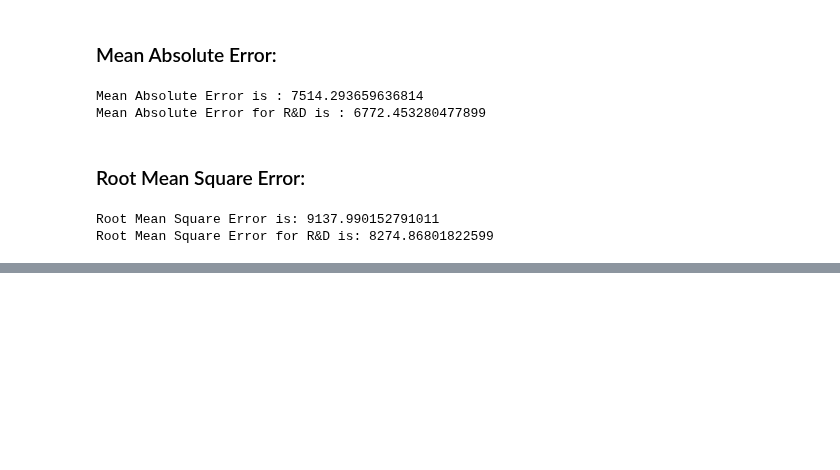
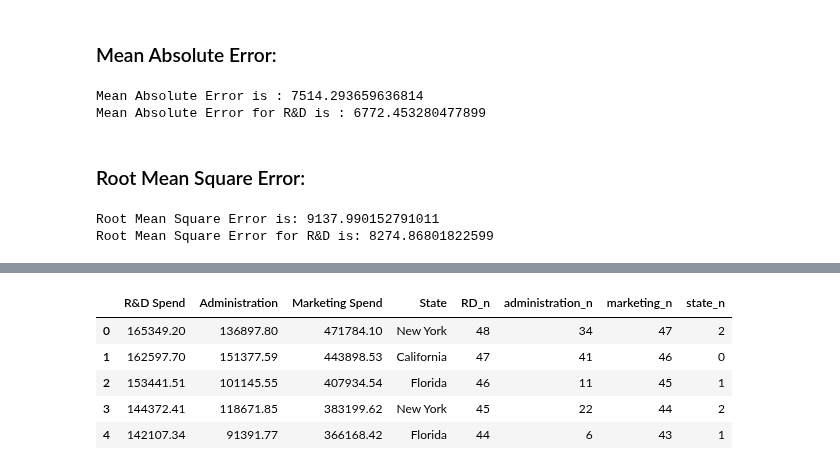
Before and after one commit to EdemBey/ML, a Jupyter notebook: line.ipynb, the cells around one changed output, grey strips where cells are left out. Saved outputs shown, nothing was run; the diff lists cells and outputs as text; code cells hidden in the pictures; blank space fills up the shorter version.

```diff
--- a/line.ipynb
+++ b/line.ipynb
@@ -292,0 +287,6 @@ Root Mean Square Error for R&D is: 8274.86801822599
+# %%
+dataset = pd.read_csv('50_Startups.csv')
+dataset = dataset
+inputs = dataset.drop('Profit', axis = 'columns')
+target = dataset['Profit'].astype(int)
+dataset.head()
@@ -292,0 +302,19 @@ Root Mean Square Error for R&D is: 8274.86801822599
+# %%
+le_RD = LabelEncoder()
+le_administration = LabelEncoder()
+le_marketing = LabelEncoder()
+le_state = LabelEncoder()
+
+
+inputs['RD_n'] = le_RD.fit_transform(inputs['R&D Spend'])
+inputs['administration_n'] = le_RD.fit_transform(inputs['Administration'])
+inputs['marketing_n'] = le_RD.fit_transform(inputs['Marketing Spend'])
+inputs['state_n'] = le_RD.fit_transform(inputs['State'])
+inputs.head()
+# %% [output]
+|  | R&D Spend | Administration | Marketing Spend | State | RD_n | administration_n | marketing_n | state_n |
+| 0 | 165349.20 | 136897.80 | 471784.10 | New York | 48 | 34 | 47 | 2 |
+| 1 | 162597.70 | 151377.59 | 443898.53 | California | 47 | 41 | 46 | 0 |
+| 2 | 153441.51 | 101145.55 | 407934.54 | Florida | 46 | 11 | 45 | 1 |
+| 3 | 144372.41 | 118671.85 | 383199.62 | New York | 45 | 22 | 44 | 2 |
+| 4 | 142107.34 | 91391.77 | 366168.42 | Florida | 44 | 6 | 43 | 1 |
```
Also changed, not shown: parts of 12 cells of this notebook.
